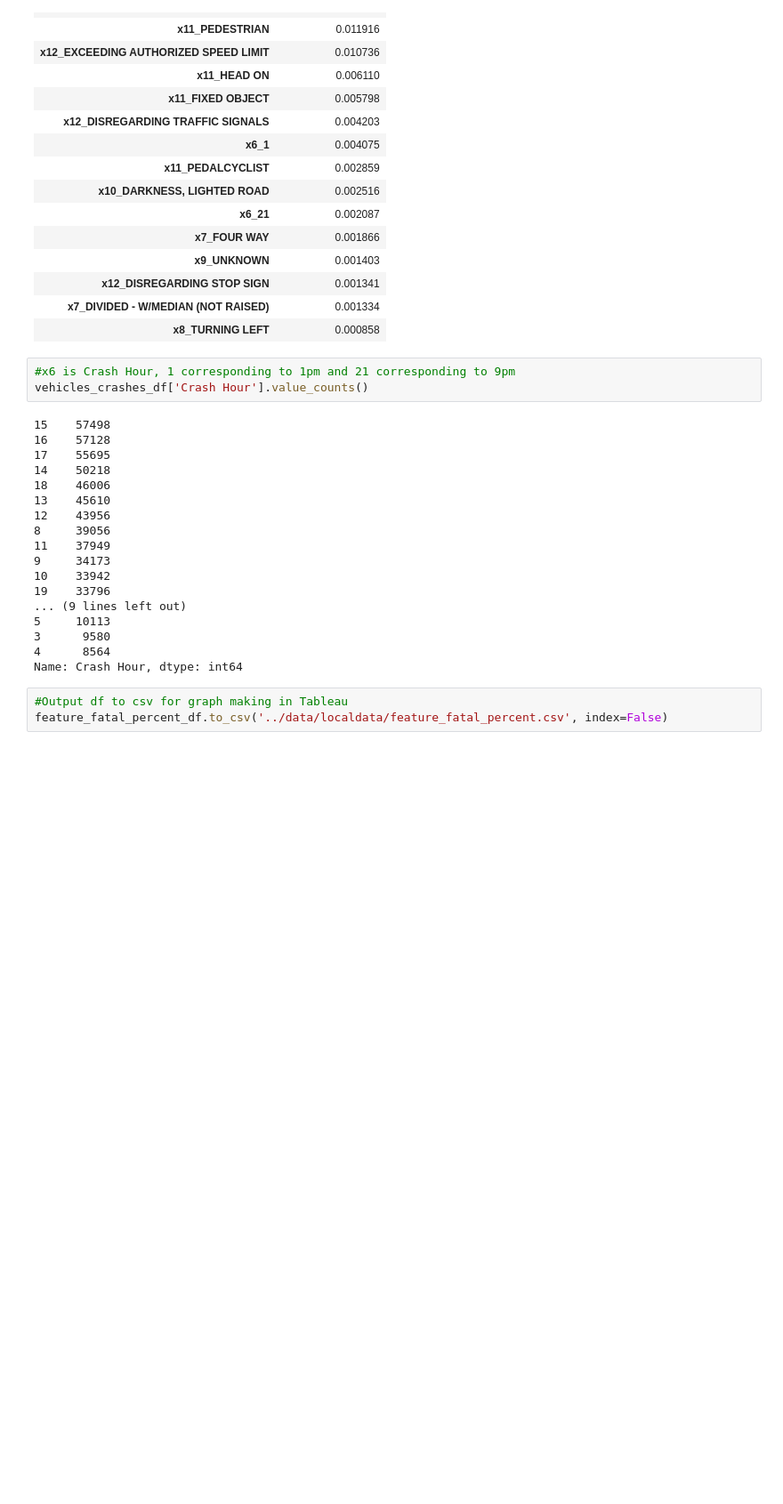
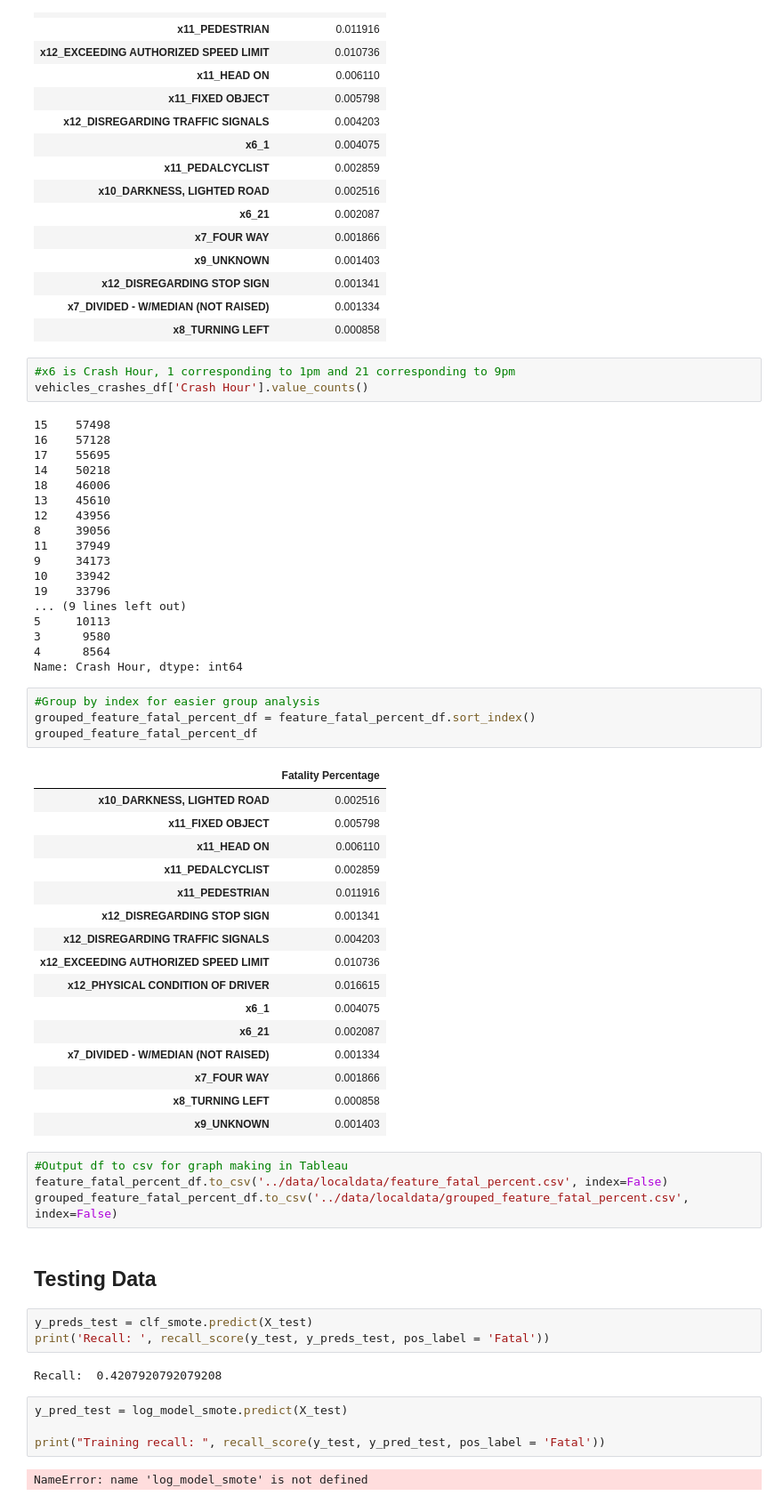
Before and after one commit to nickthetj/DSC-Phase3-Project, a Jupyter notebook: notebooks/Final EDA Notebook.ipynb, the cells around one changed output. Shown: that part at 89% size. Drawn from its saved outputs; the diff is of its cells as text; blank space fills up the shorter version.

Commit message:
feature importance percentage

```diff
--- a/notebooks/Final EDA Notebook.ipynb
+++ b/notebooks/Final EDA Notebook.ipynb
@@ -609,6 +586,41 @@ vehicles_crashes_df['Crash Hour'].value_counts()
 3      9580
 4      8564
 Name: Crash Hour, dtype: int64
+# %%
+#Group by index for easier group analysis
+grouped_feature_fatal_percent_df = feature_fatal_percent_df.sort_index()
+grouped_feature_fatal_percent_df
+# %% [output]
+|  | Fatality Percentage |
+| x10_DARKNESS, LIGHTED ROAD | 0.002516 |
+| x11_FIXED OBJECT | 0.005798 |
+| x11_HEAD ON | 0.006110 |
+| x11_PEDALCYCLIST | 0.002859 |
+| x11_PEDESTRIAN | 0.011916 |
+| x12_DISREGARDING STOP SIGN | 0.001341 |
+| x12_DISREGARDING TRAFFIC SIGNALS | 0.004203 |
+| x12_EXCEEDING AUTHORIZED SPEED LIMIT | 0.010736 |
+| x12_PHYSICAL CONDITION OF DRIVER | 0.016615 |
+| x6_1 | 0.004075 |
+| x6_21 | 0.002087 |
+| x7_DIVIDED - W/MEDIAN (NOT RAISED) | 0.001334 |
+| x7_FOUR WAY | 0.001866 |
+| x8_TURNING LEFT | 0.000858 |
+| x9_UNKNOWN | 0.001403 |
 # %%
 #Output df to csv for graph making in Tableau
 feature_fatal_percent_df.to_csv('../data/localdata/feature_fatal_percent.csv', index=False)
+grouped_feature_fatal_percent_df.to_csv('../data/localdata/grouped_feature_fatal_percent.csv', index=False)
+# %% [markdown]
+## Testing Data
+# %%
+y_preds_test = clf_smote.predict(X_test)
+print('Recall: ', recall_score(y_test, y_preds_test, pos_label = 'Fatal'))
+# %% [output]
+Recall:  0.4207920792079208
+# %%
+y_pred_test = log_model_smote.predict(X_test)
+
+print("Training recall: ", recall_score(y_test, y_pred_test, pos_label = 'Fatal'))
+# %% [output]
+NameError: name 'log_model_smote' is not defined
```
Also changed, not shown: parts of 22 cells of this notebook.
